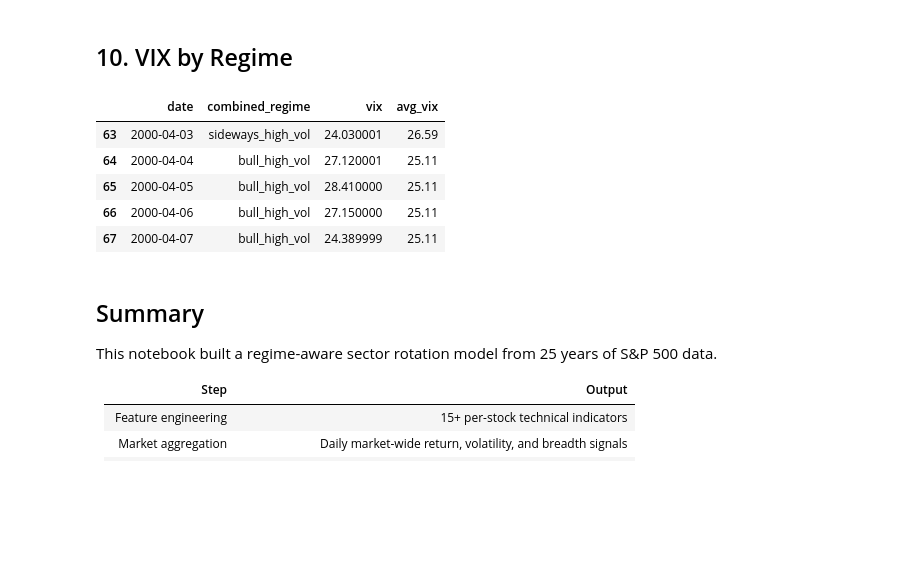
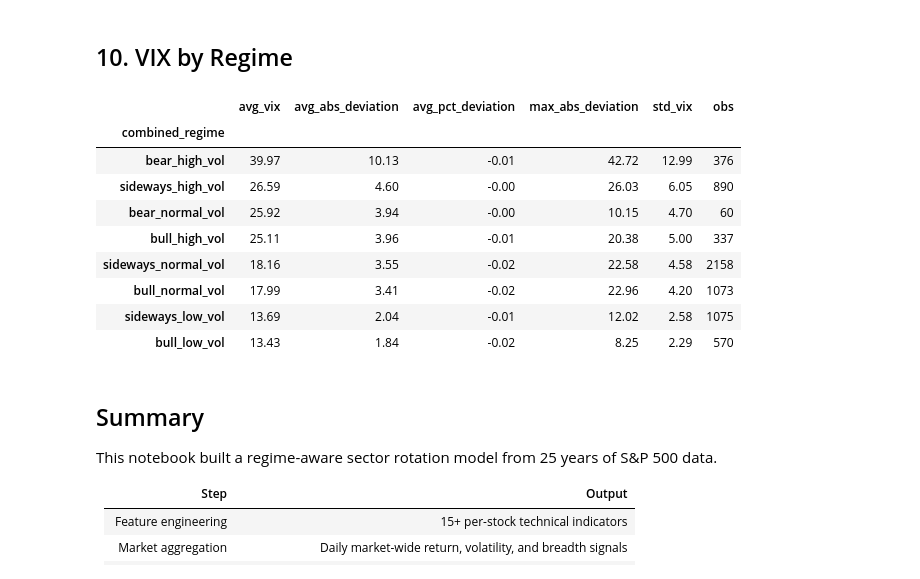
Before and after one commit to ediaz-usf/SP500-Analysis-Project, a Jupyter notebook: S&P_Analysis.ipynb, the cells around one changed output. Saved outputs shown, nothing was run; the diff lists cells and outputs as text; code cells hidden in the pictures; blank space fills up the shorter version.

```diff
--- a/S&P_Analysis.ipynb
+++ b/S&P_Analysis.ipynb
@@ -635,22 +635,48 @@ Benchmark: - Cumulative return: 33.5074 - Sharpe: 0.9649 - Max Drawdown: -0.5464
 # %%
 from datetime import datetime
 
 vix = yf.Ticker('^VIX').history(start=stocks['date'].min(), end= datetime.today()).reset_index('Date')
 vix['Date'] = pd.to_datetime(vix['Date']).dt.tz_localize(None)
 vix.rename(columns={'Close': 'vix', 'Date': 'date'}, inplace=True)
 
 market_vix = market.merge(vix, left_on='date', right_on='date', how='left')[['date', 'combined_regime', 'vix']]
 market_vix = market_vix.dropna(subset=['combined_regime']).copy() # drop rows where combined_regime is missing
 
 market_vix['avg_vix'] = market_vix.groupby('combined_regime')['vix'].transform('mean').round(2)
-market_vix.head()
+
+# Deviation between actual VIX on that day and the average VIX for its regime
+market_vix['vix_deviation'] = market_vix['vix'] - market_vix['avg_vix']
+market_vix['vix_abs_deviation'] = market_vix['vix_deviation'].abs()
+# Percentage deviation — how far off relative to the regime average
+market_vix['vix_pct_deviation'] = (market_vix['vix_deviation'] / market_vix['avg_vix']) * 100
+
+validation_summary = (
+    market_vix.groupby('combined_regime')
+    .agg(
+        avg_vix              = ('vix',               'mean'), # confirms the regime ordering makes sense
+        avg_abs_deviation    = ('vix_abs_deviation',  'mean'), # on average, how many VIX points off is a given label
+        avg_pct_deviation    = ('vix_pct_deviation',  'mean'), # avg_abs_deviation as %
+        max_abs_deviation    = ('vix_abs_deviation',  'max'), # worst case mislabel -- high number = wrong matches
+        std_vix              = ('vix',               'std'), # how spread out the VIX readings are within each regime
+        obs                  = ('vix',               'count')
+    )
+    .round(2)
+    .sort_values('avg_vix', ascending=False)
+)
+
+
+validation_summary
 # %% [output]
-|  | date | combined_regime | vix | avg_vix |
-| 63 | 2000-04-03 | sideways_high_vol | 24.030001 | 26.59 |
-| 64 | 2000-04-04 | bull_high_vol | 27.120001 | 25.11 |
-| 65 | 2000-04-05 | bull_high_vol | 28.410000 | 25.11 |
-| 66 | 2000-04-06 | bull_high_vol | 27.150000 | 25.11 |
-| 67 | 2000-04-07 | bull_high_vol | 24.389999 | 25.11 |
+|  | avg_vix | avg_abs_deviation | avg_pct_deviation | max_abs_deviation | std_vix | obs |
+| combined_regime |  |  |  |  |  |  |
+| bear_high_vol | 39.97 | 10.13 | -0.01 | 42.72 | 12.99 | 376 |
+| sideways_high_vol | 26.59 | 4.60 | -0.00 | 26.03 | 6.05 | 890 |
+| bear_normal_vol | 25.92 | 3.94 | -0.00 | 10.15 | 4.70 | 60 |
+| bull_high_vol | 25.11 | 3.96 | -0.01 | 20.38 | 5.00 | 337 |
+| sideways_normal_vol | 18.16 | 3.55 | -0.02 | 22.58 | 4.58 | 2158 |
+| bull_normal_vol | 17.99 | 3.41 | -0.02 | 22.96 | 4.20 | 1073 |
+| sideways_low_vol | 13.69 | 2.04 | -0.01 | 12.02 | 2.58 | 1075 |
+| bull_low_vol | 13.43 | 1.84 | -0.02 | 8.25 | 2.29 | 570 |
 # %% [markdown]
 ## Summary
 
```
Also changed, not shown: parts of 1 cell of this notebook.
